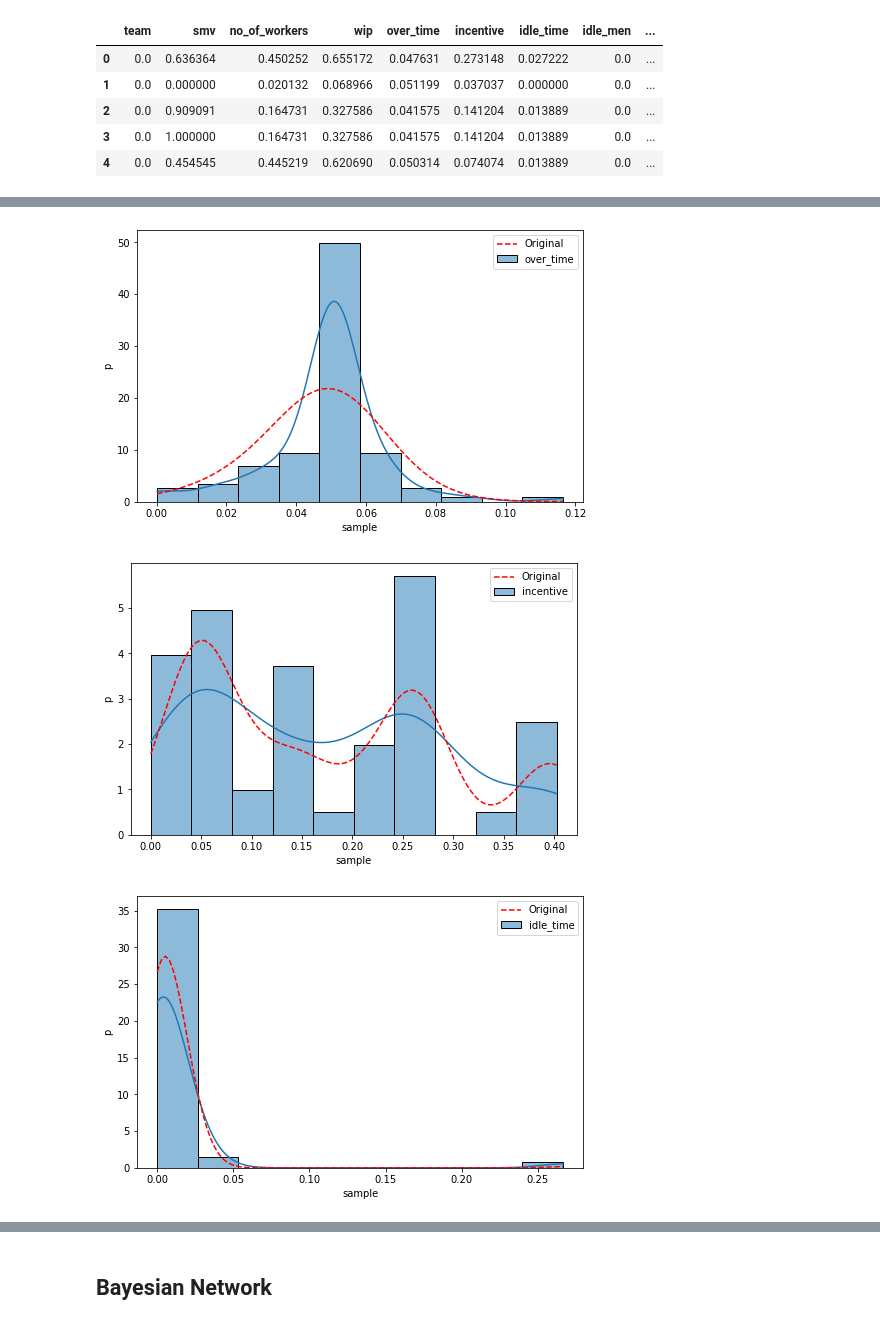
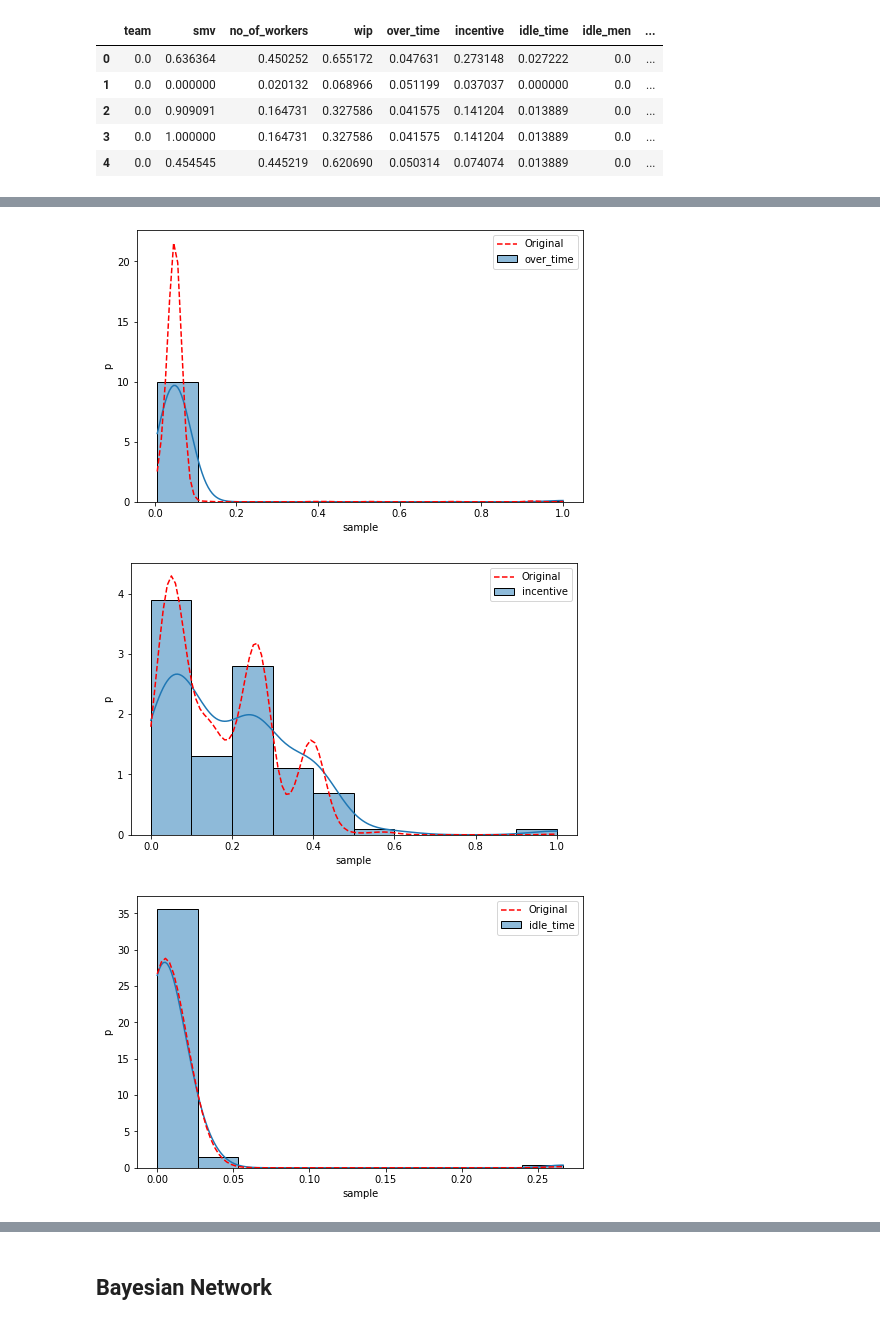
Before and after one commit to skozh/MM, a Jupyter notebook: Task3.ipynb, the cells around one changed output, grey strips where cells are left out. Cells and saved outputs as stored; diff of their text form; code cells hidden in the pictures.

```diff
--- a/Task3.ipynb
+++ b/Task3.ipynb
@@ -244,7 +244,7 @@ random_sample.var(), sub_sample.var()
  actual_productivity      0.030446
  dtype: float64)
 # %%
-for index, column in enumerate(random_sample.columns):
+for index, column in enumerate(sub_sample.columns):
     y = random_sample[column]
     y_all = sub_sample[column]
     x = np.linspace(y.min(), y.max(), len(y))
@@ -348,18 +348,20 @@ cluster_sample.var(), sub_sample.var()
  actual_productivity      0.030446
  dtype: float64)
 # %%
-for index, column in enumerate(random_sample.columns):
+for index, column in enumerate(sub_sample.columns):
     y = cluster_sample[column]
     y_all = sub_sample[column]
     x = np.linspace(y.min(), y.max(), len(y))
-    plt.figure(figsize=(8, 5))
-    kernel = stats.gaussian_kde(y_all)
-    kde_values = kernel(x)
 
-    sns.histplot(y, kde=True, stat='density', label=column, bins=10)
-    plt.plot(x, kde_values, 'r--', label='Original')
-    plt.ylabel('p')
-    plt.xlabel('sample')
-    plt.legend()
-    plt.show()
+    if y.var() != 0:
+      plt.figure(figsize=(8, 5))
+      kernel = stats.gaussian_kde(y_all)
+      kde_values = kernel(x)
+
+      sns.histplot(y, kde=True, stat='density', label=column, bins=10)
+      plt.plot(x, kde_values, 'r--', label='Original')
+      plt.ylabel('p')
+      plt.xlabel('sample')
+      plt.legend()
+      plt.show()
 # %% [output]
@@ -370,3 +372,3 @@ for index, column in enumerate(random_sample.columns):
-[figure, old version]
+[figure, new version]
-[figure, old version]
+[figure, new version]
-[figure, old version]
+[figure, new version]
```
Also changed, not shown: parts of 17 cells of this notebook.
